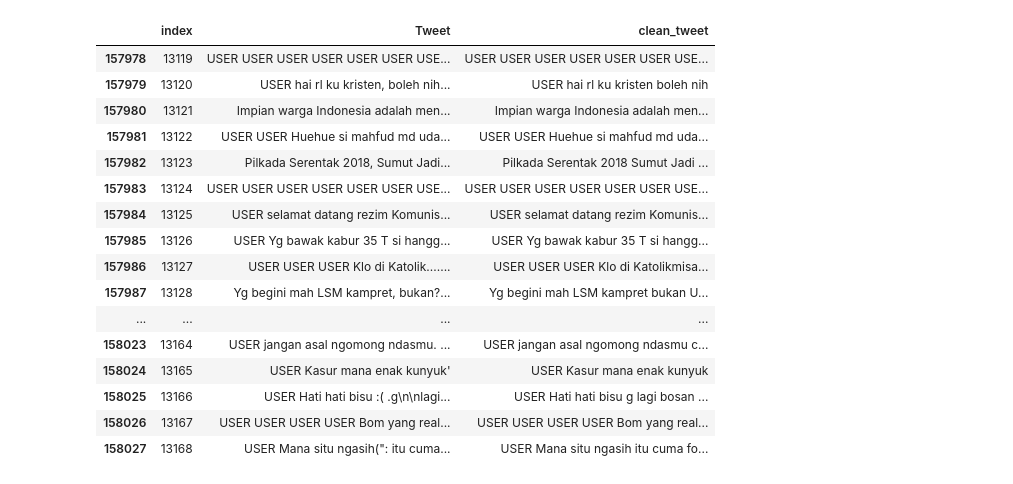
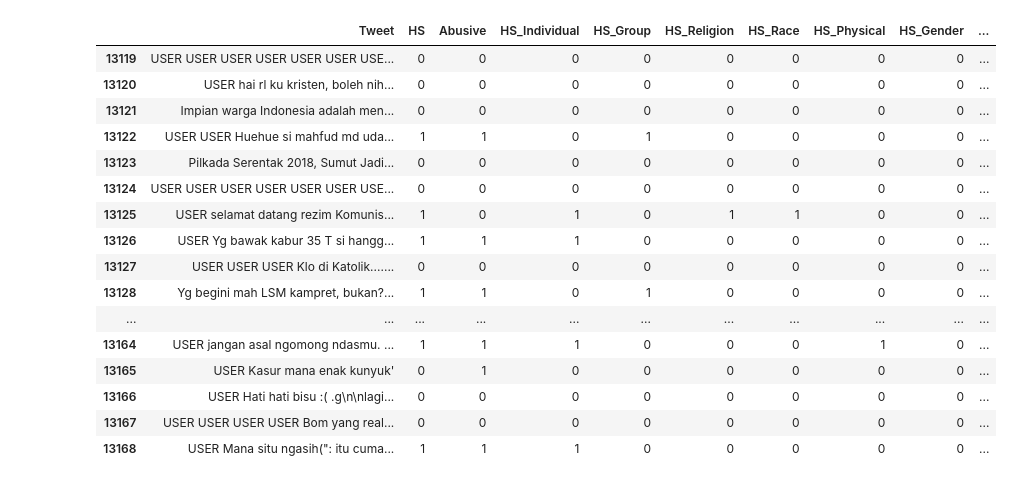
Before and after one commit to muhammadhaykal02/challenge_gold, a Jupyter notebook: cek_db.ipynb, the cells around one changed output. Saved outputs shown, nothing was run; the diff lists cells and outputs as text; code cells hidden in the pictures.

```diff
--- a/cek_db.ipynb
+++ b/cek_db.ipynb
@@ -1,27 +1,27 @@
 # %%
 import sqlite3
 import pandas as pd
 
 conn = sqlite3.connect("challenge_gold.db")
-sql = "SELECT * FROM file_clean;"
+sql = "SELECT * FROM input_file_dirty;"
 df_tweet = pd.read_sql(sql, conn)
 conn.close()
 df_tweet.tail(50)
 # %% [output]
-|  | index | Tweet | clean_tweet |
-| 157978 | 13119 | USER USER USER USER USER USER USE... | USER USER USER USER USER USER USE... |
-| 157979 | 13120 | USER hai rl ku kristen, boleh nih... | USER hai rl ku kristen boleh nih |
-| 157980 | 13121 | Impian warga Indonesia adalah men... | Impian warga Indonesia adalah men... |
-| 157981 | 13122 | USER USER Huehue si mahfud md uda... | USER USER Huehue si mahfud md uda... |
-| 157982 | 13123 | Pilkada Serentak 2018, Sumut Jadi... | Pilkada Serentak 2018 Sumut Jadi ... |
-| 157983 | 13124 | USER USER USER USER USER USER USE... | USER USER USER USER USER USER USE... |
-| 157984 | 13125 | USER selamat datang rezim Komunis... | USER selamat datang rezim Komunis... |
-| 157985 | 13126 | USER Yg bawak kabur 35 T si hangg... | USER Yg bawak kabur 35 T si hangg... |
-| 157986 | 13127 | USER USER USER Klo di Katolik....... | USER USER USER Klo di Katolikmisa... |
-| 157987 | 13128 | Yg begini mah LSM kampret, bukan?... | Yg begini mah LSM kampret bukan U... |
-| ... | ... | ... | ... |
-| 158023 | 13164 | USER jangan asal ngomong ndasmu. ... | USER jangan asal ngomong ndasmu c... |
-| 158024 | 13165 | USER Kasur mana enak kunyuk' | USER Kasur mana enak kunyuk |
-| 158025 | 13166 | USER Hati hati bisu :( .g\n\nlagi... | USER Hati hati bisu g lagi bosan ... |
-| 158026 | 13167 | USER USER USER USER Bom yang real... | USER USER USER USER Bom yang real... |
-| 158027 | 13168 | USER Mana situ ngasih(": itu cuma... | USER Mana situ ngasih itu cuma fo... |
+|  | Tweet | HS | Abusive | HS_Individual | HS_Group | HS_Religion | HS_Race | HS_Physical | HS_Gender | ... |
+| 13119 | USER USER USER USER USER USER USE... | 0 | 0 | 0 | 0 | 0 | 0 | 0 | 0 | ... |
+| 13120 | USER hai rl ku kristen, boleh nih... | 0 | 0 | 0 | 0 | 0 | 0 | 0 | 0 | ... |
+| 13121 | Impian warga Indonesia adalah men... | 0 | 0 | 0 | 0 | 0 | 0 | 0 | 0 | ... |
+| 13122 | USER USER Huehue si mahfud md uda... | 1 | 1 | 0 | 1 | 0 | 0 | 0 | 0 | ... |
+| 13123 | Pilkada Serentak 2018, Sumut Jadi... | 0 | 0 | 0 | 0 | 0 | 0 | 0 | 0 | ... |
+| 13124 | USER USER USER USER USER USER USE... | 0 | 0 | 0 | 0 | 0 | 0 | 0 | 0 | ... |
+| 13125 | USER selamat datang rezim Komunis... | 1 | 0 | 1 | 0 | 1 | 1 | 0 | 0 | ... |
+| 13126 | USER Yg bawak kabur 35 T si hangg... | 1 | 1 | 1 | 0 | 0 | 0 | 0 | 0 | ... |
+| 13127 | USER USER USER Klo di Katolik....... | 0 | 0 | 0 | 0 | 0 | 0 | 0 | 0 | ... |
+| 13128 | Yg begini mah LSM kampret, bukan?... | 1 | 1 | 0 | 1 | 0 | 0 | 0 | 0 | ... |
+| ... | ... | ... | ... | ... | ... | ... | ... | ... | ... | ... |
+| 13164 | USER jangan asal ngomong ndasmu. ... | 1 | 1 | 1 | 0 | 0 | 0 | 1 | 0 | ... |
+| 13165 | USER Kasur mana enak kunyuk' | 0 | 1 | 0 | 0 | 0 | 0 | 0 | 0 | ... |
+| 13166 | USER Hati hati bisu :( .g\n\nlagi... | 0 | 0 | 0 | 0 | 0 | 0 | 0 | 0 | ... |
+| 13167 | USER USER USER USER Bom yang real... | 0 | 0 | 0 | 0 | 0 | 0 | 0 | 0 | ... |
+| 13168 | USER Mana situ ngasih(": itu cuma... | 1 | 1 | 1 | 0 | 0 | 0 | 0 | 0 | ... |
```
